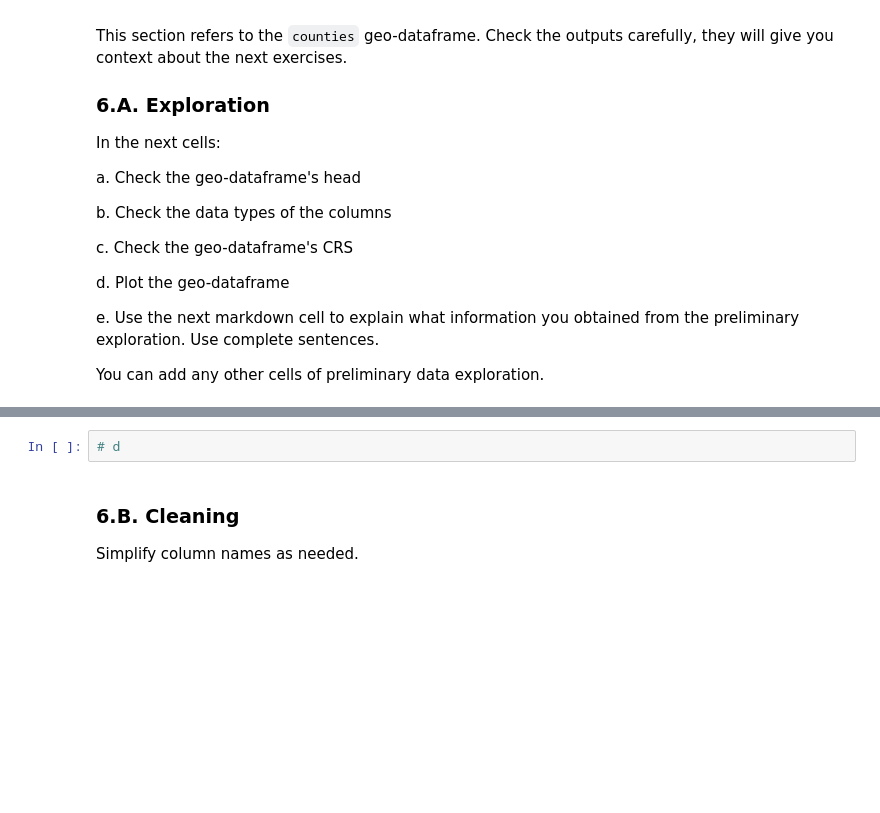
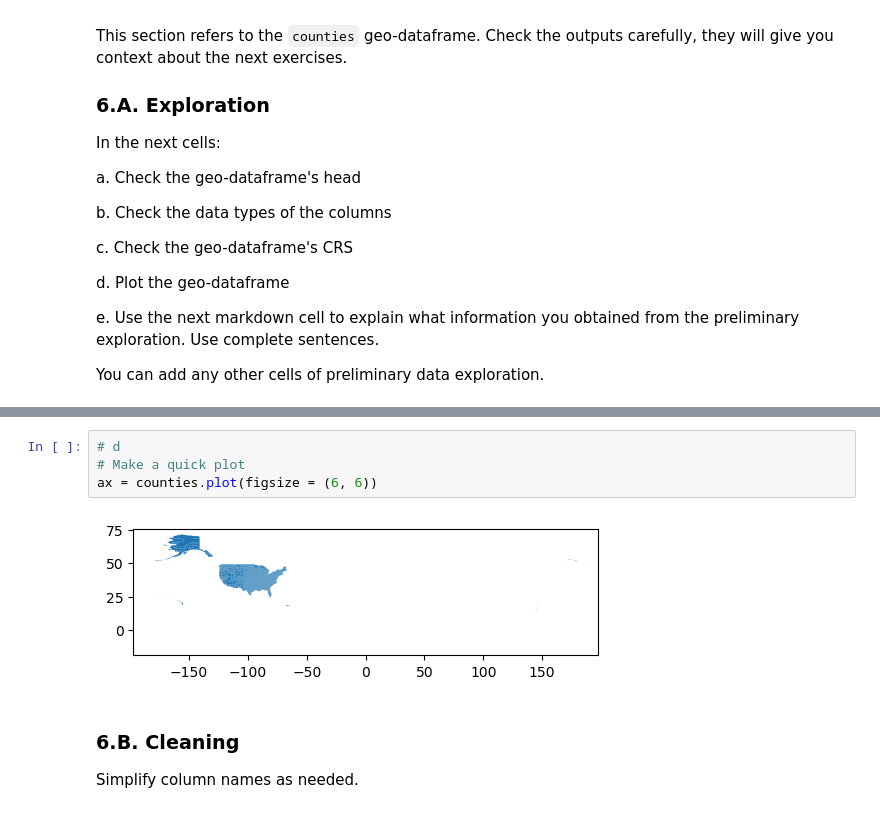
Before and after one commit to jwonyk/eds220-hwk3, a Jupyter notebook: hwk3-task2-spills.ipynb, the cells around one changed output, grey strips where cells are left out. Drawn from its saved outputs; the diff is of its cells as text; blank space fills up the shorter version.

Commit message:
Explored TIGER counties data and clean column names

```diff
--- a/hwk3-task2-spills.ipynb
+++ b/hwk3-task2-spills.ipynb
@@ -320,5 +366,9 @@ _Type your answer here, replacing this text._
 # %%
 # d
+# Make a quick plot
+ax = counties.plot(figsize = (6, 6))
+# %% [output]
+[figure, added]
 # %% [markdown]
 <!-- END QUESTION -->
 
```
Also changed, not shown: parts of 8 cells of this notebook.
